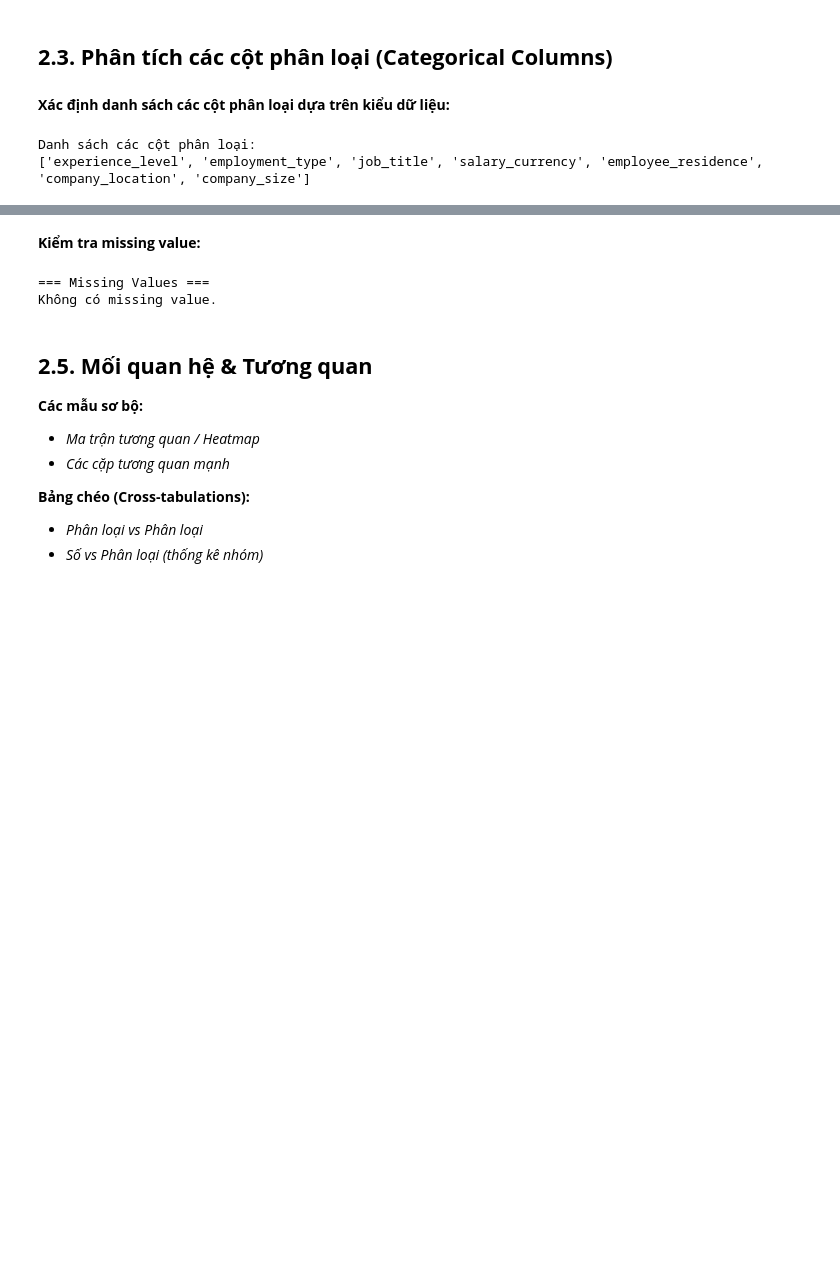
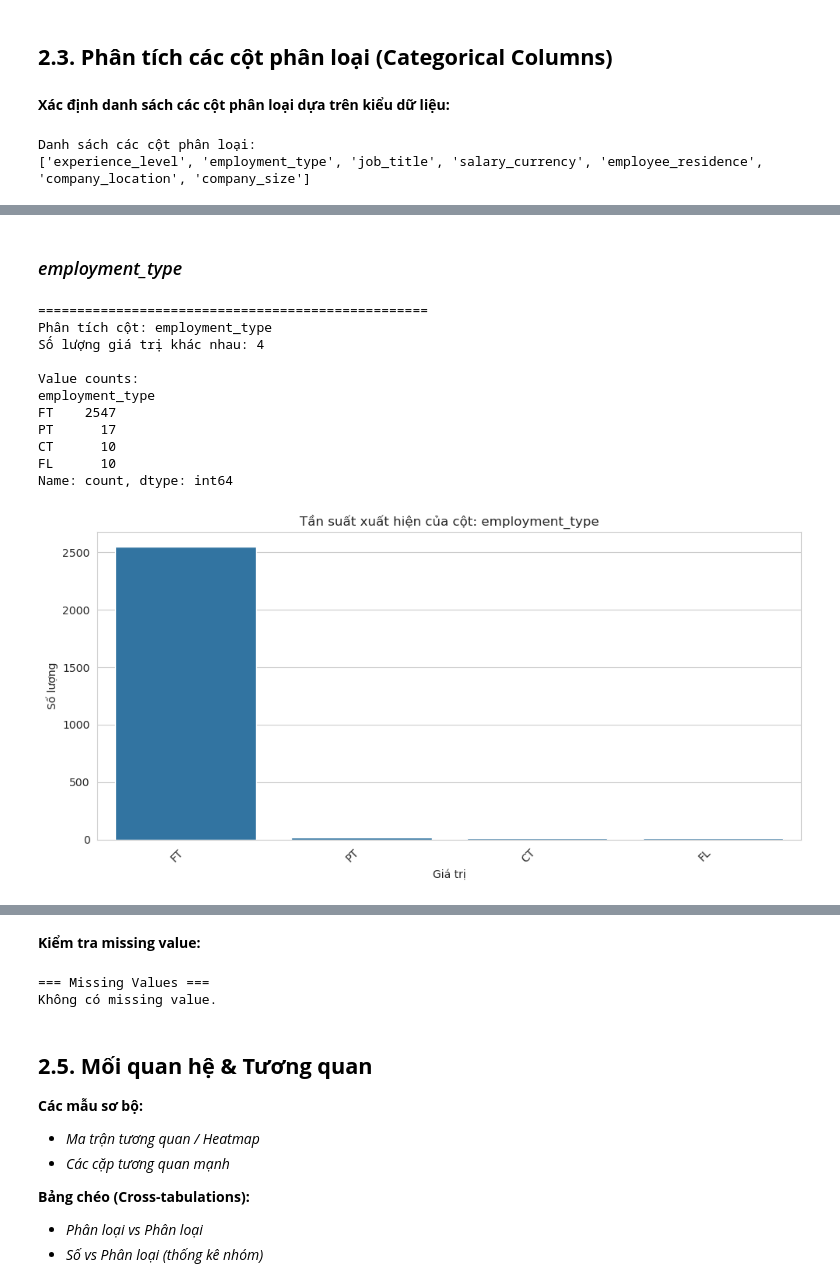
Before and after one commit to Trung0Minh/CSC17104_2025_Final_Project, a Jupyter notebook: DataScienceSalaries2023.ipynb, the cells around one changed output, grey strips where cells are left out. Drawn from its saved outputs; the diff is of its cells as text; code cells hidden in the pictures; blank space fills up the shorter version.

```diff
--- a/DataScienceSalaries2023.ipynb
+++ b/DataScienceSalaries2023.ipynb
@@ -559,0 +422,18 @@ for col in cat_cols:
+# %% [markdown]
+### *employment_type*
+# %%
+dp.analyze_categorical_column(df, 'employment_type')
+vis.plot_bar_count(df, 'employment_type')
+# %% [output]
+==================================================
+Phân tích cột: employment_type
+Số lượng giá trị khác nhau: 4
+
+Value counts:
+employment_type
+FT    2547
+PT      17
+CT      10
+FL      10
+Name: count, dtype: int64
+[figure, added]
```
Also changed, not shown: parts of 32 cells of this notebook, 2 other files.
